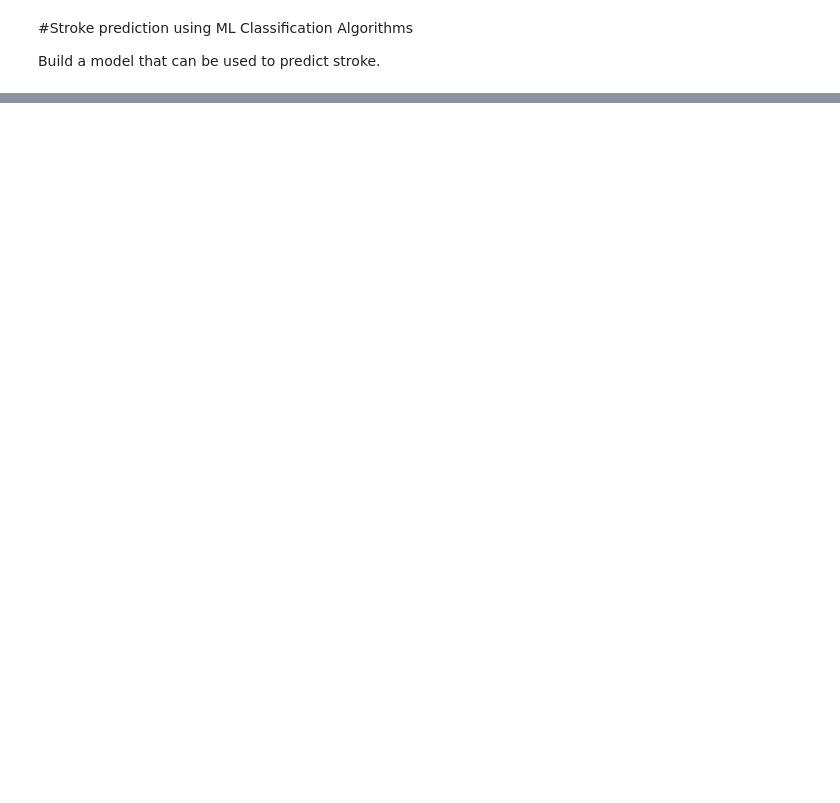
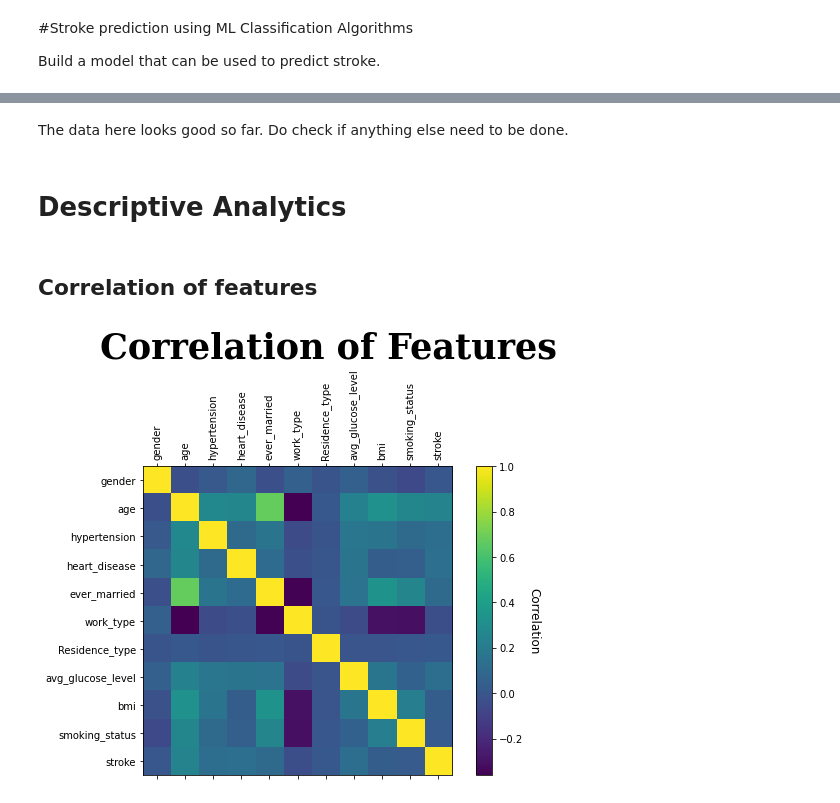
Before and after one commit to ashishakonnur/Stroke-Predicition, a Jupyter notebook: Stroke_Prediction_using_ML_Classification_Algorithms.ipynb, the cells around one changed output, grey strips where cells are left out. Cells and saved outputs as stored; diff of their text form; code cells hidden in the pictures; blank space fills up the shorter version.

```diff
--- a/Stroke_Prediction_using_ML_Classification_Algorithms.ipynb
+++ b/Stroke_Prediction_using_ML_Classification_Algorithms.ipynb
@@ -20,0 +100,15 @@ df.head(5)
+# %%
+# replace missing values in variable 'bmi' with its mean
+data['bmi']=data['bmi'].fillna(data['bmi'].mean())
+
+# remove (drop) data associated with missing values in variable 'smoking_status'
+df = data[data['smoking_status'].notnull()]
+
+# drop variable 'id'
+df.drop(columns='id',axis=1,inplace=True)
+
+# validate there's no more missing values
+miss_val = df.isnull().sum()/len(df)*100
+print(miss_val)
+print("# Missing values in variable 'bmi'\t\t: {}".format(miss_val['bmi']))
+print("Shape of data without missing values: {}".format(df.shape))
@@ -20,0 +145,17 @@ df.head(5)
+# %%
+# create encoder for each categorical variable
+from sklearn.preprocessing import LabelEncoder, StandardScaler
+
+label_gender = LabelEncoder()
+label_married = LabelEncoder()
+label_work = LabelEncoder()
+label_residence = LabelEncoder()
+label_smoking = LabelEncoder()
+# %%
+df['gender'] = label_gender.fit_transform(df['gender'])
+df['ever_married'] = label_married.fit_transform(df['ever_married'])
+df['work_type']= label_work.fit_transform(df['work_type'])
+df['Residence_type']= label_residence.fit_transform(df['Residence_type'])
+df['smoking_status']= label_smoking.fit_transform(df['smoking_status'])
+with pd.option_context('expand_frame_repr', False):
+    print(df.head(6).T)
@@ -20,0 +181,21 @@ df.head(5)
+# %% [markdown]
+The data here looks good so far. Do check if anything else need to be done.
+# %% [markdown]
+# Descriptive Analytics
+# %% [markdown]
+## Correlation of features
+# %%
+fig, ax = plt.subplots(figsize=(8,6))
+im = ax.matshow(df.corr())
+ax.set_xticks(np.arange(df.shape[1]))
+ax.set_yticks(np.arange(df.shape[1]))
+ax.set_xticklabels(df.columns,rotation=90)
+ax.set_yticklabels(df.columns)
+# Create colorbar
+cbar = ax.figure.colorbar(im, ax=ax)
+cbar.ax.set_ylabel("Correlation", rotation=-90, va="bottom", fontsize=12)
+fig.tight_layout()
+fig.text(0.20,1,'Correlation of Features',{'fontname':'Serif', 'weight':'bold','color': 'black', 'size':35})
+plt.show()
+# %% [output]
+[figure, added]
```
Also changed, not shown: parts of 48 cells of this notebook.
